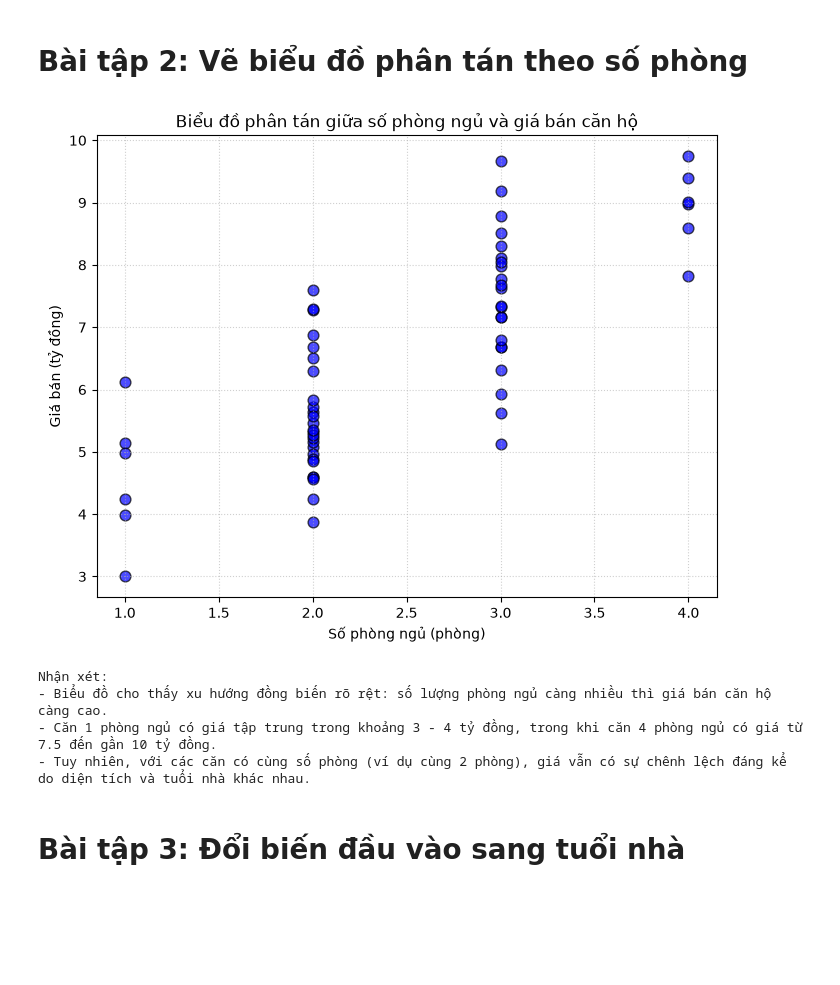
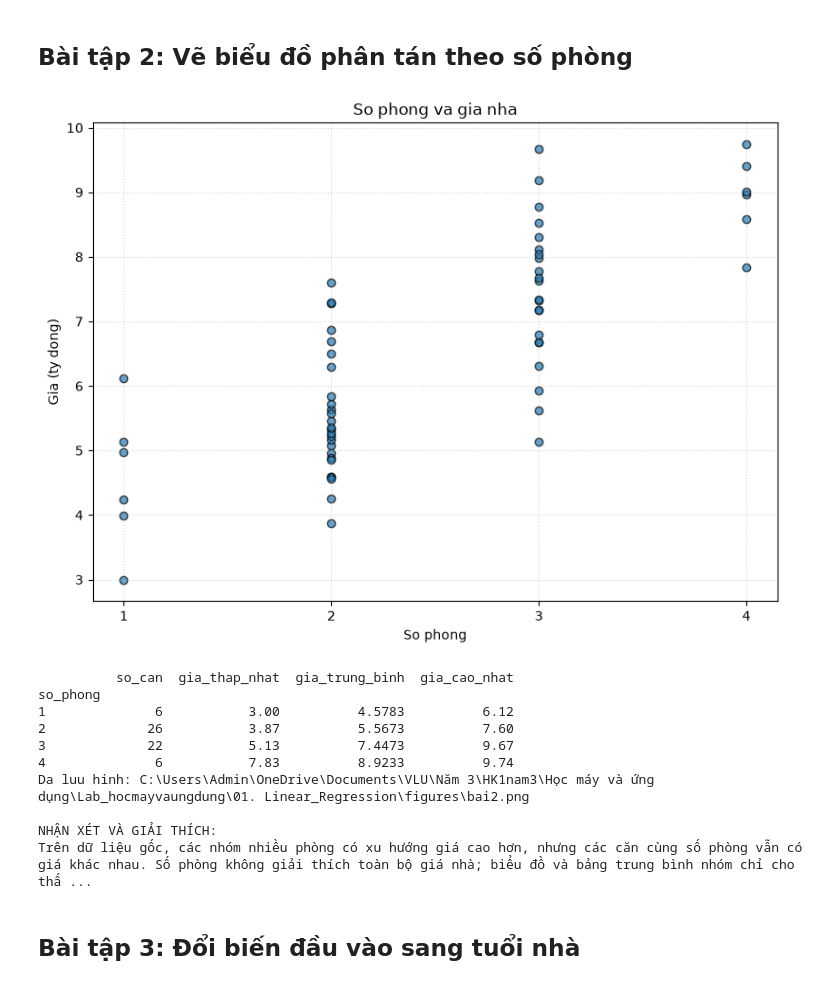
Before and after one commit to dohoangphuc2006/Machine-Learning, a Jupyter notebook: 01. Linear_Regression/code/Baitaplab1.ipynb, the cells around one changed output. Saved outputs shown, nothing was run; the diff lists cells and outputs as text; code cells hidden in the pictures; blank space fills up the shorter version.

```diff
--- a/01. Linear_Regression/code/Baitaplab1.ipynb
+++ b/01. Linear_Regression/code/Baitaplab1.ipynb
@@ -80,36 +102,37 @@ Nhận xét:
 # %% [markdown]
-# Bài tập 2: Vẽ biểu đồ phân tán theo số phòng
+## Bài tập 2: Vẽ biểu đồ phân tán theo số phòng
-# %%
-import matplotlib.pyplot as plt
-import pandas as pd
-
-# 1. Đọc bộ dữ liệu
-df = pd.read_csv("data/gia_nha.csv")
-
-# 2. Vẽ biểu đồ phân tán giữa số phòng (so_phong) và giá nhà (gia)
-plt.figure(figsize=(8, 6))
-plt.scatter(df["so_phong"], df["gia"], color="blue", alpha=0.7, edgecolors="k", s=60)
-
-# 3. Đặt tên cho hai trục và đặt tiêu đề cho hình
-plt.xlabel("Số phòng ngủ (phòng)")
-plt.ylabel("Giá bán (tỷ đồng)")
-plt.title("Biểu đồ phân tán giữa số phòng ngủ và giá bán căn hộ")
-plt.grid(True, linestyle=":", alpha=0.6)
-
-# 4. Lưu hình thành tệp bai2.png trước khi gọi plt.show()
-plt.savefig("bai2.png", dpi=150, bbox_inches="tight")
-plt.show()
-
-# 5. Nhận xét về xu hướng nhìn thấy (đặt trong lệnh print)
-print("Nhận xét:")
-print("- Biểu đồ cho thấy xu hướng đồng biến rõ rệt: số lượng phòng ngủ càng nhiều thì giá bán căn hộ càng cao.")
-print("- Căn 1 phòng ngủ có giá tập trung trong khoảng 3 - 4 tỷ đồng, trong khi căn 4 phòng ngủ có giá từ 7.5 đến gần 10 tỷ đồng.")
-print("- Tuy nhiên, với các căn có cùng số phòng (ví dụ cùng 2 phòng), giá vẫn có sự chênh lệch đáng kể do diện tích và tuổi nhà khác nhau.")
-# %% [output]
-[figure, removed]
-Nhận xét:
-- Biểu đồ cho thấy xu hướng đồng biến rõ rệt: số lượng phòng ngủ càng nhiều thì giá bán căn hộ càng cao.
-- Căn 1 phòng ngủ có giá tập trung trong khoảng 3 - 4 tỷ đồng, trong khi căn 4 phòng ngủ có giá từ 7.5 đến gần 10 tỷ đồng.
-- Tuy nhiên, với các căn có cùng số phòng (ví dụ cùng 2 phòng), giá vẫn có sự chênh lệch đáng kể do diện tích và tuổi nhà khác nhau.
+# %%
+plt.figure(figsize=(8, 6))
+plt.scatter(du_lieu_nha["so_phong"], du_lieu_nha["gia"], alpha=0.7, edgecolors="k")
+plt.xlabel("So phong")
+plt.ylabel("Gia (ty dong)")
+plt.title("So phong va gia nha")
+plt.xticks(sorted(du_lieu_nha["so_phong"].unique()))
+plt.grid(True, linestyle=":", alpha=0.5)
+plt.tight_layout()
+tep_hinh = thu_muc_hinh / "bai2.png"
+plt.savefig(tep_hinh, dpi=150, bbox_inches="tight")
+plt.show()
+plt.close()
+thong_ke_phong = du_lieu_nha.groupby("so_phong")["gia"].agg(["count", "min", "mean", "max"])
+thong_ke_phong.columns = ["so_can", "gia_thap_nhat", "gia_trung_binh", "gia_cao_nhat"]
+print(thong_ke_phong.round(4).to_string())
+print("Da luu hinh:", tep_hinh)
+print("\nNHẬN XÉT VÀ GIẢI THÍCH:")
+print("Trên dữ liệu gốc, các nhóm nhiều phòng có xu hướng giá cao hơn, nhưng các căn "
+      "cùng số phòng vẫn có giá khác nhau. Số phòng không giải thích toàn bộ giá nhà; "
+      "biểu đồ và bảng trung bình nhóm chỉ cho thấy mối liên hệ trong dataset, không chứng minh nhân quả.")
+# %% [output]
+[figure, added]
+          so_can  gia_thap_nhat  gia_trung_binh  gia_cao_nhat
+so_phong
+1              6           3.00          4.5783          6.12
+2             26           3.87          5.5673          7.60
+3             22           5.13          7.4473          9.67
+4              6           7.83          8.9233          9.74
+Da luu hinh: C:\Users\Admin\OneDrive\Documents\VLU\Năm 3\HK1nam3\Học máy và ứng dụng\Lab_hocmayvaungdung\01. Linear_Regression\figures\bai2.png
+
+NHẬN XÉT VÀ GIẢI THÍCH:
+Trên dữ liệu gốc, các nhóm nhiều phòng có xu hướng giá cao hơn, nhưng các căn cùng số phòng vẫn có giá khác nhau. Số phòng không giải thích toàn bộ giá nhà; biểu đồ và bảng trung bình nhóm chỉ cho thấ ...
 # %% [markdown]
-# Bài tập 3: Đổi biến đầu vào sang tuổi nhà
+## Bài tập 3: Đổi biến đầu vào sang tuổi nhà
```
Also changed, not shown: parts of 18 cells of this notebook, 1 other file.
